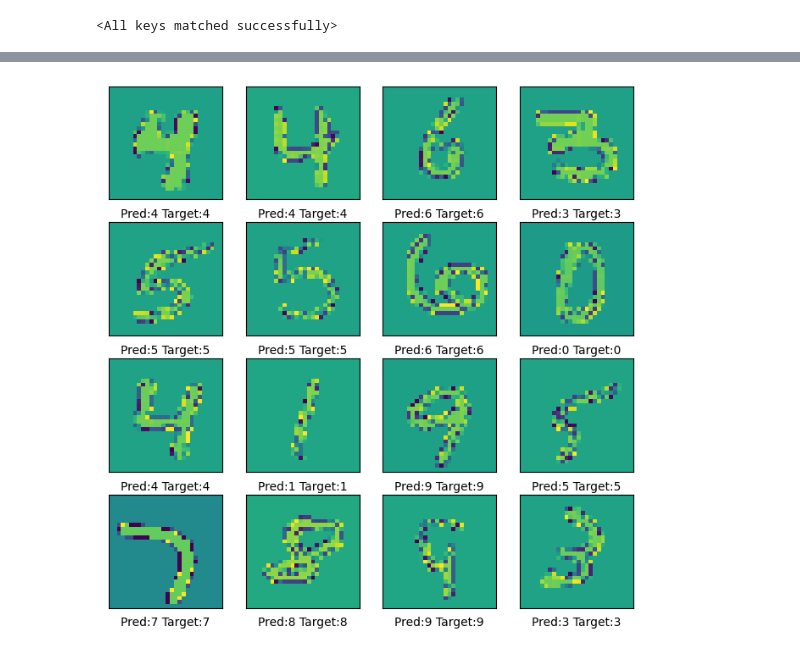
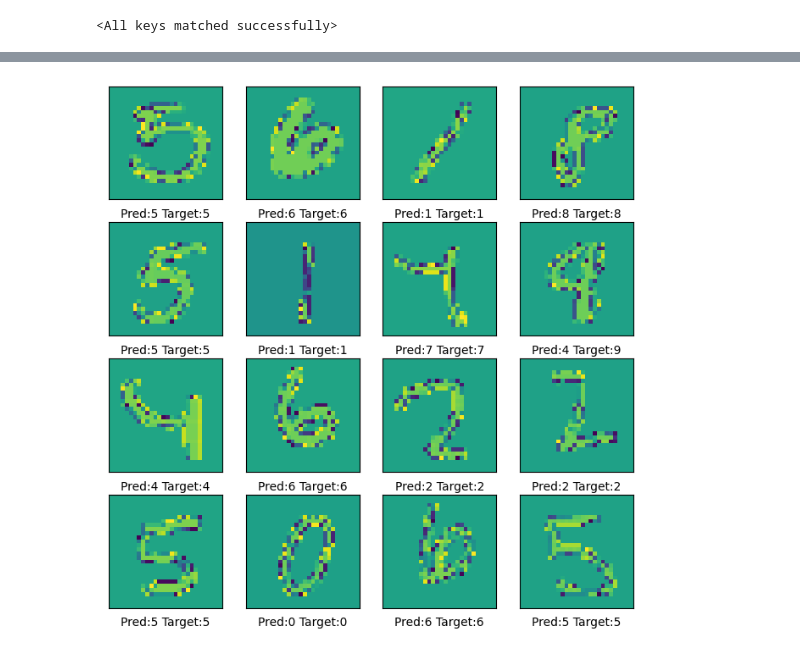
Before and after one commit to Ruizhuo-Xu/ML-Homework, a Jupyter notebook: cnn/test.ipynb, the cells around one changed output, grey strips where cells are left out. Cells and saved outputs as stored; diff of their text form; code cells hidden in the pictures.

```diff
--- a/cnn/test.ipynb
+++ b/cnn/test.ipynb
@@ -63,18 +63,21 @@ MnistModel(
 )
 # %%
 plt.figure(figsize=(8, 8))
+cnt = 0
 with torch.no_grad():
     for i, (data, target) in enumerate(data_loader):
         data, target = data.to(device), target.to(device)
         output = model(data)
         preds = torch.argmax(output, dim=1)
         if (preds == target).sum() != 16:
+            cnt += 1
             for j, img in enumerate(data, 1):
                 plt.subplot(4, 4, j)
                 plt.xticks([])
                 plt.yticks([])
                 plt.xlabel(f"Pred:{preds[j - 1]} Target:{target[j - 1]}")
                 plt.imshow(transforms.ToPILImage()(img))
-            break
+            if cnt == 2:
+                break
 # %% [output]
-[figure, old version]
+[figure, new version]
```
Also changed, not shown: 25 other files.
